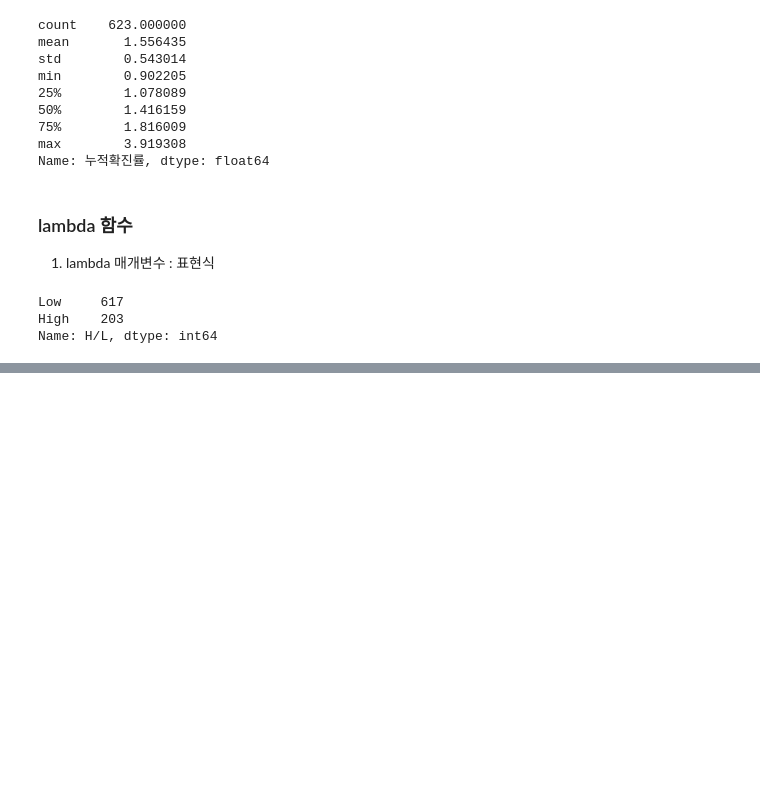
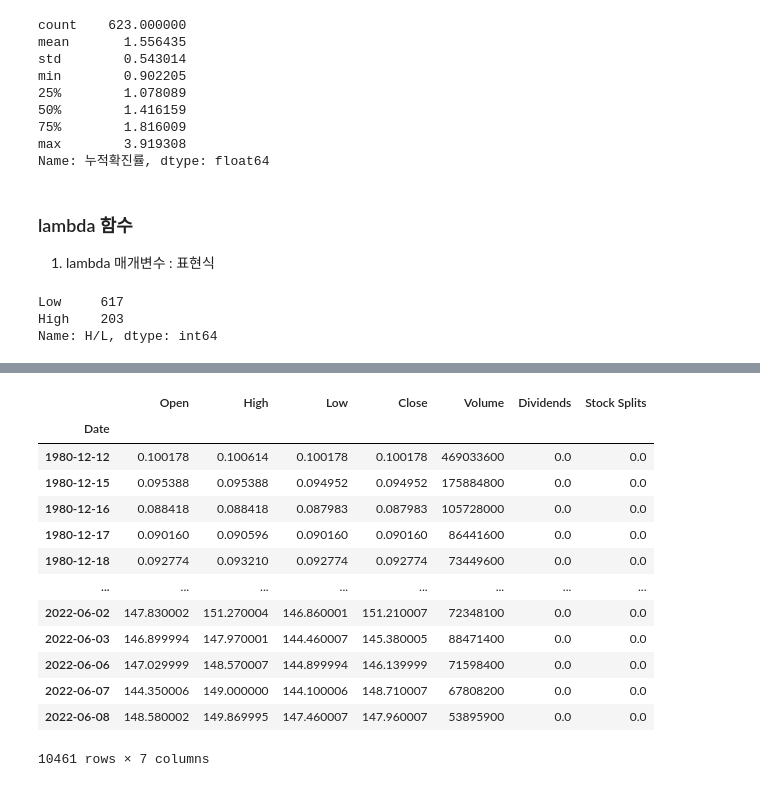
Before and after one commit to bsmoon-86/ubion-4, a Jupyter notebook: 220609/corona.ipynb, the cells around one changed output, grey strips where cells are left out. Saved outputs shown, nothing was run; the diff lists cells and outputs as text; code cells hidden in the pictures; blank space fills up the shorter version.

```diff
--- a/220609/corona.ipynb
+++ b/220609/corona.ipynb
@@ -233,0 +390,2 @@ import numpy as np
+# %%
+aapl = yf.Ticker("AAPL")
@@ -233,0 +416,17 @@ import numpy as np
+# %%
+aapl.history(period='max')
+# %% [output]
+|  | Open | High | Low | Close | Volume | Dividends | Stock Splits |
+| Date |  |  |  |  |  |  |  |
+| 1980-12-12 | 0.100178 | 0.100614 | 0.100178 | 0.100178 | 469033600 | 0.0 | 0.0 |
+| 1980-12-15 | 0.095388 | 0.095388 | 0.094952 | 0.094952 | 175884800 | 0.0 | 0.0 |
+| 1980-12-16 | 0.088418 | 0.088418 | 0.087983 | 0.087983 | 105728000 | 0.0 | 0.0 |
+| 1980-12-17 | 0.090160 | 0.090596 | 0.090160 | 0.090160 | 86441600 | 0.0 | 0.0 |
+| 1980-12-18 | 0.092774 | 0.093210 | 0.092774 | 0.092774 | 73449600 | 0.0 | 0.0 |
+| ... | ... | ... | ... | ... | ... | ... | ... |
+| 2022-06-02 | 147.830002 | 151.270004 | 146.860001 | 151.210007 | 72348100 | 0.0 | 0.0 |
+| 2022-06-03 | 146.899994 | 147.970001 | 144.460007 | 145.380005 | 88471400 | 0.0 | 0.0 |
+| 2022-06-06 | 147.029999 | 148.570007 | 144.899994 | 146.139999 | 71598400 | 0.0 | 0.0 |
+| 2022-06-07 | 144.350006 | 149.000000 | 144.100006 | 148.710007 | 67808200 | 0.0 | 0.0 |
+| 2022-06-08 | 148.580002 | 149.869995 | 147.460007 | 147.960007 | 53895900 | 0.0 | 0.0 |
+10461 rows × 7 columns
```
Also changed, not shown: parts of 28 cells of this notebook, 2 other files.
